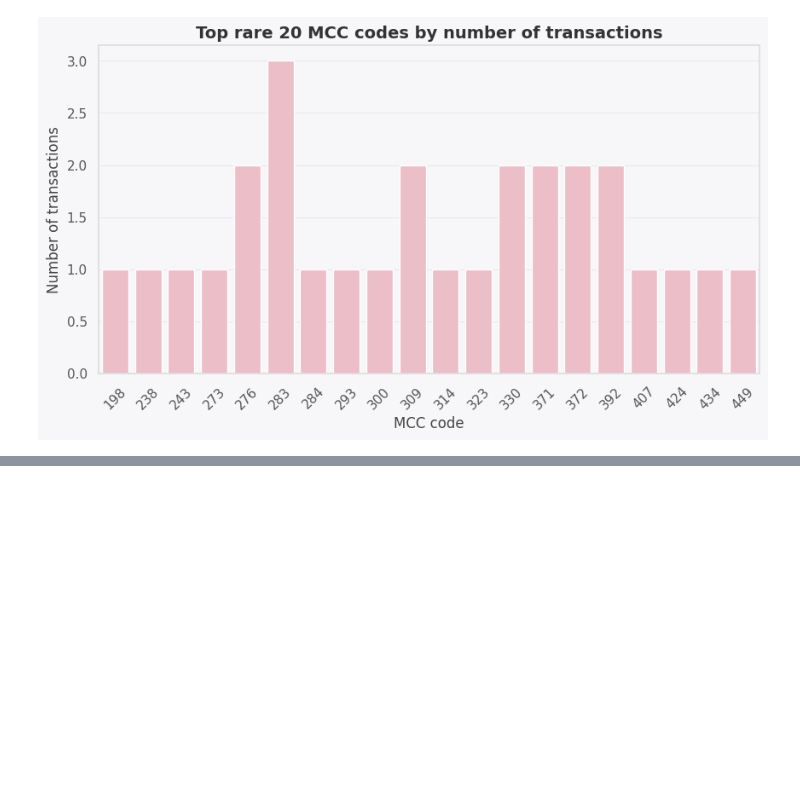
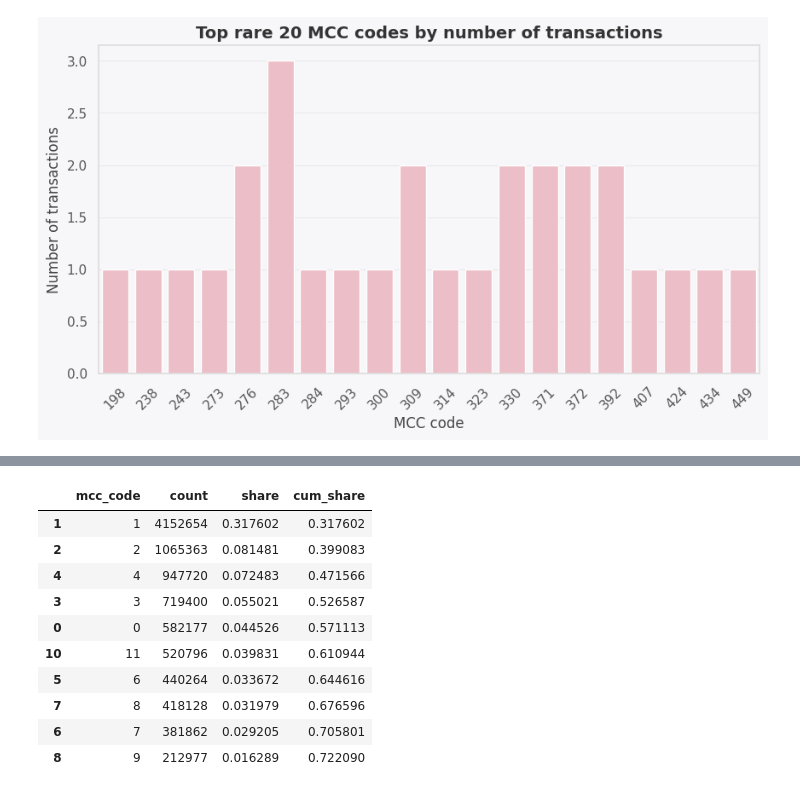
Before and after one commit to Lunalykaya/customer-churn-prediction, a Jupyter notebook: eda-churn.ipynb, the cells around one changed output, grey strips where cells are left out. Cells and saved outputs as stored; diff of their text form; code cells hidden in the pictures; blank space fills up the shorter version.

```diff
--- a/eda-churn.ipynb
+++ b/eda-churn.ipynb
@@ -1306,0 +1518,14 @@ mcc_counts.median()
+# %%
+mcc_counts.head(10)
+# %% [output]
+|  | mcc_code | count | share | cum_share |
+| 1 | 1 | 4152654 | 0.317602 | 0.317602 |
+| 2 | 2 | 1065363 | 0.081481 | 0.399083 |
+| 4 | 4 | 947720 | 0.072483 | 0.471566 |
+| 3 | 3 | 719400 | 0.055021 | 0.526587 |
+| 0 | 0 | 582177 | 0.044526 | 0.571113 |
+| 10 | 11 | 520796 | 0.039831 | 0.610944 |
+| 5 | 6 | 440264 | 0.033672 | 0.644616 |
+| 7 | 8 | 418128 | 0.031979 | 0.676596 |
+| 6 | 7 | 381862 | 0.029205 | 0.705801 |
+| 8 | 9 | 212977 | 0.016289 | 0.722090 |
```
Also changed, not shown: parts of 21 cells of this notebook.
